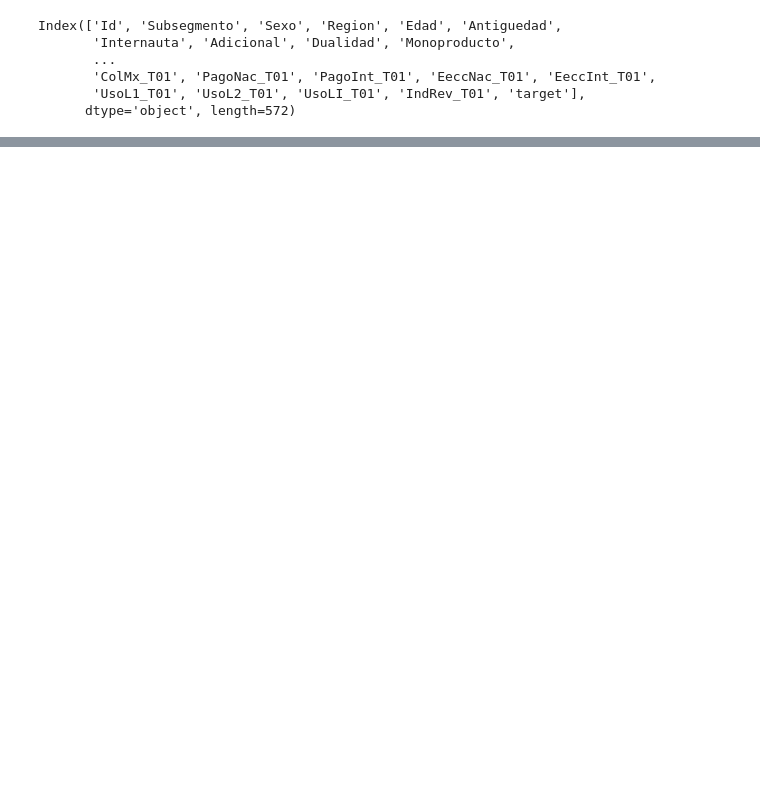
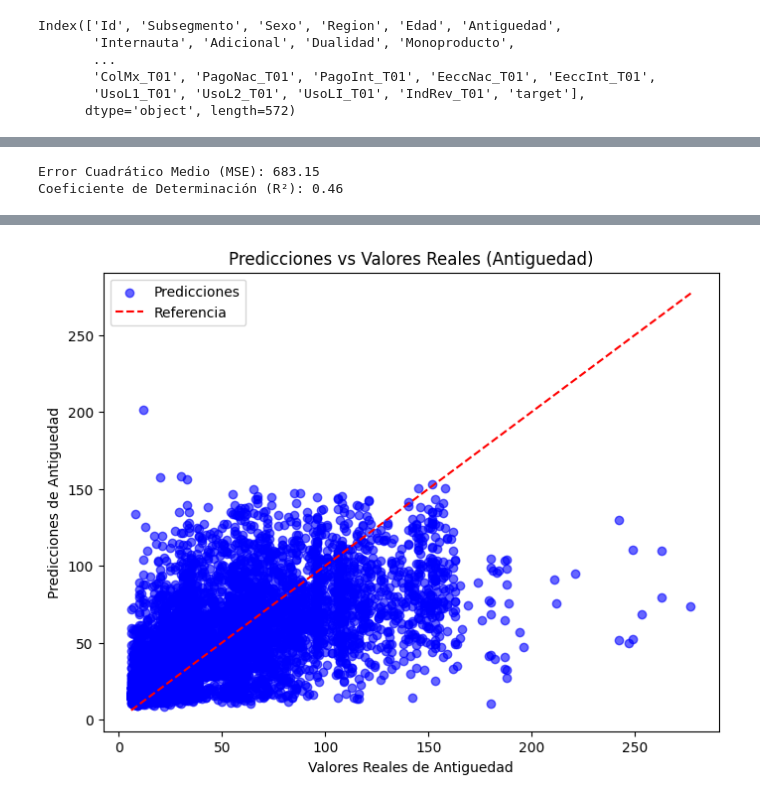
Before and after one commit to JuanAmpuero06/monopoly, a Jupyter notebook: notebooks/Phase 4 regression model.ipynb, the cells around one changed output, grey strips where cells are left out. Saved outputs shown, nothing was run; the diff lists cells and outputs as text; code cells hidden in the pictures; blank space fills up the shorter version.

```diff
--- a/notebooks/Phase 4 regression model.ipynb
+++ b/notebooks/Phase 4 regression model.ipynb
@@ -328,0 +129,56 @@ the following page: https://scikit-learn.org/stable/modules/impute.html#estimato
+# %%
+# Importar las bibliotecas necesarias
+from sklearn.model_selection import train_test_split
+from sklearn.preprocessing import StandardScaler, LabelEncoder
+from sklearn.ensemble import RandomForestRegressor
+from sklearn.metrics import mean_squared_error, r2_score
+import matplotlib.pyplot as plt
+
+# Asumiendo que df2 es tu DataFrame
+# Seleccionar las columnas 'Antiguedad', 'CUPO_L1' y 'CUPO_L2'
+y_antiguedad = df2['Antiguedad']  # La variable objetivo
+X_antiguedad = df2[['CUPO_L1', 'CUPO_L2']]  # Características
+
+# Verificar si hay columnas categóricas y convertirlas a numéricas si es necesario
+categorical_columns = X_antiguedad.select_dtypes(include=['object']).columns
+
+# Si existen columnas categóricas, las convertimos usando Label Encoding
+label_encoder = LabelEncoder()
+for col in categorical_columns:
+    X_antiguedad[col] = label_encoder.fit_transform(X_antiguedad[col])
+
+# Dividir los datos en conjunto de entrenamiento y prueba
+X_train, X_test, y_train, y_test = train_test_split(X_antiguedad, y_antiguedad, test_size=0.2, random_state=42)
+
+# Normalizar las características
+scaler = StandardScaler()
+X_train_scaled = scaler.fit_transform(X_train)
+X_test_scaled = scaler.transform(X_test)
+
+# Entrenar el modelo de Random Forest
+model_rf_antiguedad = RandomForestRegressor(n_estimators=20, random_state=42)
+model_rf_antiguedad.fit(X_train_scaled, y_train)
+
+# Realizar predicciones
+y_pred_rf_antiguedad = model_rf_antiguedad.predict(X_test_scaled)
+
+# Evaluar el modelo
+mse_rf_antiguedad = mean_squared_error(y_test, y_pred_rf_antiguedad)
+r2_rf_antiguedad = r2_score(y_test, y_pred_rf_antiguedad)
+
+# Imprimir los resultados de evaluación
+print(f"Error Cuadrático Medio (MSE): {mse_rf_antiguedad:.2f}")
+print(f"Coeficiente de Determinación (R²): {r2_rf_antiguedad:.2f}")
+
+# Graficar los resultados
+plt.figure(figsize=(8, 6))
+plt.scatter(y_test, y_pred_rf_antiguedad, color='blue', label='Predicciones', alpha=0.6)
+plt.plot([y_test.min(), y_test.max()], [y_test.min(), y_test.max()], color='red', linestyle='--', label='Referencia')
+plt.title('Predicciones vs Valores Reales (Antiguedad)')
+plt.xlabel('Valores Reales de Antiguedad')
+plt.ylabel('Predicciones de Antiguedad')
+plt.legend()
+plt.show()
+# %% [output]
+Error Cuadrático Medio (MSE): 683.15
+Coeficiente de Determinación (R²): 0.46
@@ -328,0 +186 @@ the following page: https://scikit-learn.org/stable/modules/impute.html#estimato
+[figure, added]
```
Also changed, not shown: parts of 8 cells of this notebook.
